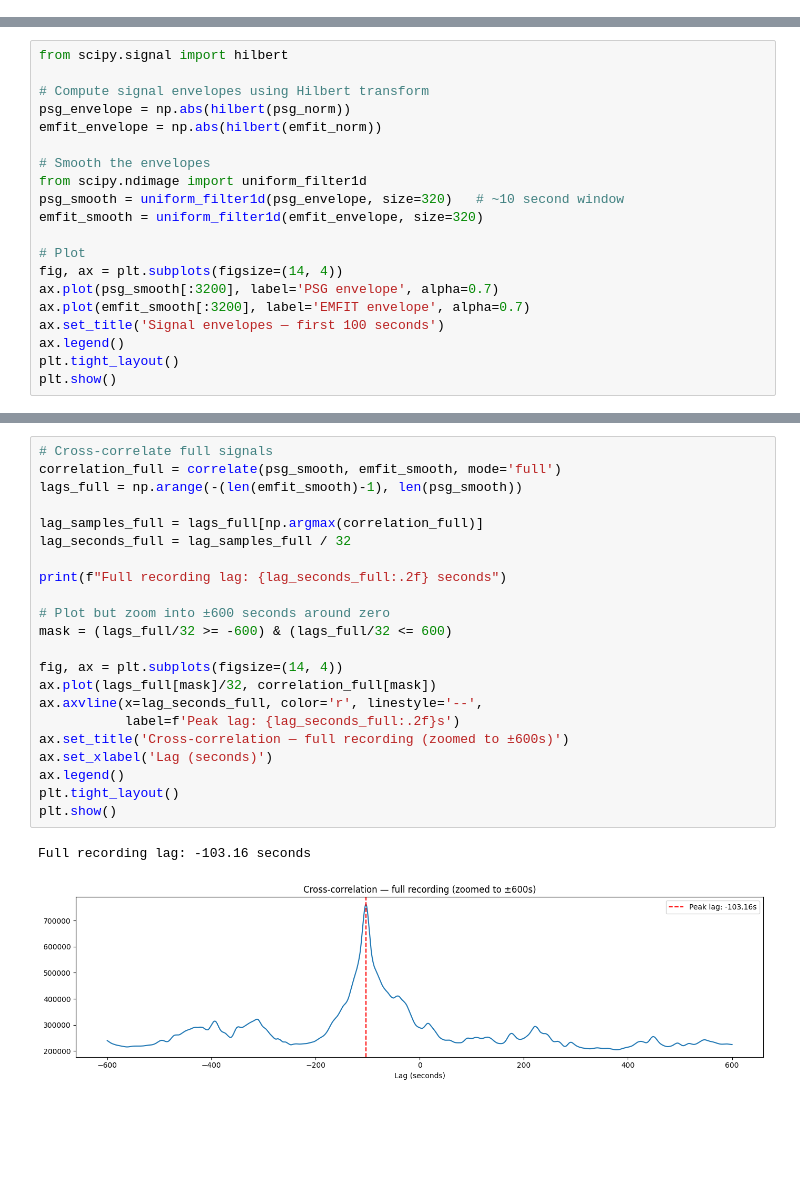
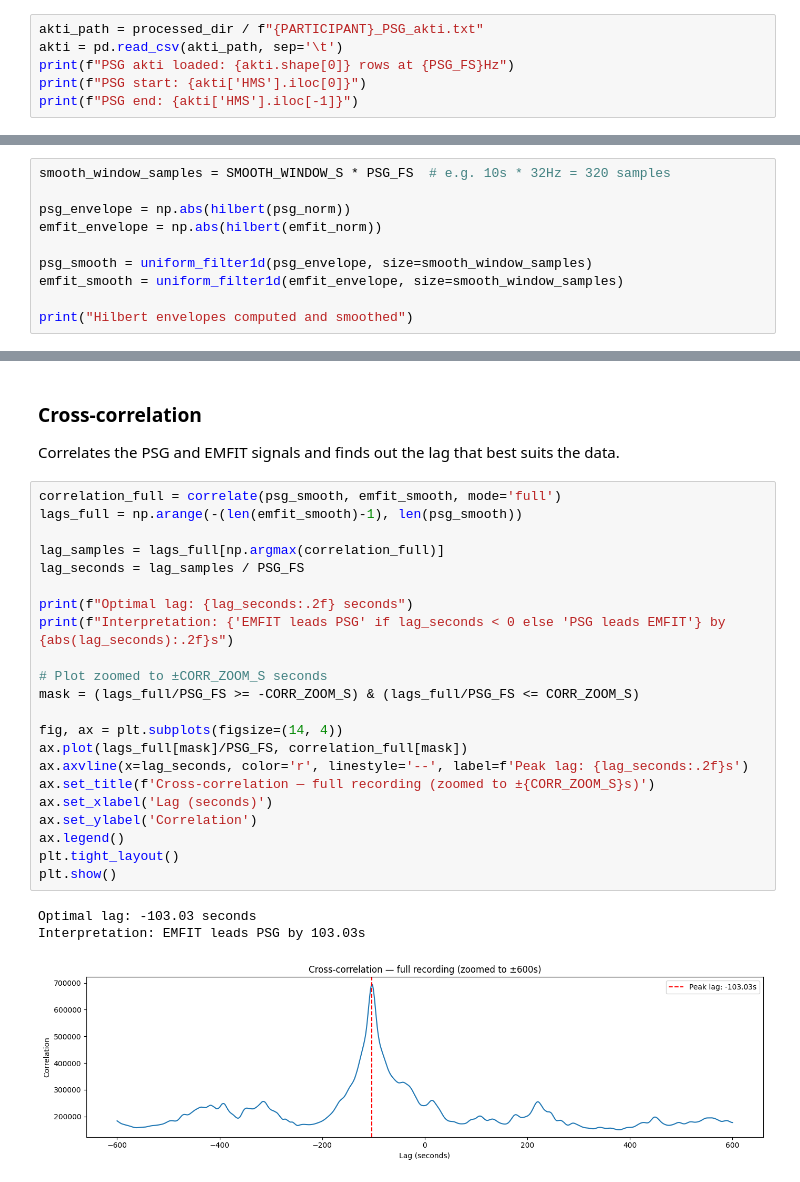
Before and after one commit to ryadl14/Mind_and_Skin, a Jupyter notebook: scripts/PSG_EMFIT_sync.ipynb, the cells around one changed output, grey strips where cells are left out. Cells and saved outputs as stored; diff of their text form; blank space fills up the shorter version.

```diff
--- a/scripts/PSG_EMFIT_sync.ipynb
+++ b/scripts/PSG_EMFIT_sync.ipynb
@@ -58,0 +28,6 @@ EMFIT duration: 9.44 hours
+# %%
+akti_path = processed_dir / f"{PARTICIPANT}_PSG_akti.txt"
+akti = pd.read_csv(akti_path, sep='\t')
+print(f"PSG akti loaded: {akti.shape[0]} rows at {PSG_FS}Hz")
+print(f"PSG start: {akti['HMS'].iloc[0]}")
+print(f"PSG end: {akti['HMS'].iloc[-1]}")
@@ -111,21 +109,11 @@ plt.show()
 # %%
-from scipy.signal import hilbert
+smooth_window_samples = SMOOTH_WINDOW_S * PSG_FS  # e.g. 10s * 32Hz = 320 samples
 
-# Compute signal envelopes using Hilbert transform
 psg_envelope = np.abs(hilbert(psg_norm))
 emfit_envelope = np.abs(hilbert(emfit_norm))
 
-# Smooth the envelopes
-from scipy.ndimage import uniform_filter1d
-psg_smooth = uniform_filter1d(psg_envelope, size=320)   # ~10 second window
-emfit_smooth = uniform_filter1d(emfit_envelope, size=320)
+psg_smooth = uniform_filter1d(psg_envelope, size=smooth_window_samples)
+emfit_smooth = uniform_filter1d(emfit_envelope, size=smooth_window_samples)
 
-# Plot
-fig, ax = plt.subplots(figsize=(14, 4))
-ax.plot(psg_smooth[:3200], label='PSG envelope', alpha=0.7)
-ax.plot(emfit_smooth[:3200], label='EMFIT envelope', alpha=0.7)
-ax.set_title('Signal envelopes — first 100 seconds')
-ax.legend()
-plt.tight_layout()
-plt.show()
+print("Hilbert envelopes computed and smoothed")
 # %% [output]
@@ -133,25 +139,29 @@ plt.show()
+# %% [markdown]
+### Cross-correlation
+Correlates the PSG and EMFIT signals and finds out the lag that best suits the data.
 # %%
-# Cross-correlate full signals
 correlation_full = correlate(psg_smooth, emfit_smooth, mode='full')
 lags_full = np.arange(-(len(emfit_smooth)-1), len(psg_smooth))
 
-lag_samples_full = lags_full[np.argmax(correlation_full)]
-lag_seconds_full = lag_samples_full / 32
+lag_samples = lags_full[np.argmax(correlation_full)]
+lag_seconds = lag_samples / PSG_FS
 
-print(f"Full recording lag: {lag_seconds_full:.2f} seconds")
+print(f"Optimal lag: {lag_seconds:.2f} seconds")
+print(f"Interpretation: {'EMFIT leads PSG' if lag_seconds < 0 else 'PSG leads EMFIT'} by {abs(lag_seconds):.2f}s")
 
-# Plot but zoom into ±600 seconds around zero
-mask = (lags_full/32 >= -600) & (lags_full/32 <= 600)
+# Plot zoomed to ±CORR_ZOOM_S seconds
+mask = (lags_full/PSG_FS >= -CORR_ZOOM_S) & (lags_full/PSG_FS <= CORR_ZOOM_S)
 
 fig, ax = plt.subplots(figsize=(14, 4))
-ax.plot(lags_full[mask]/32, correlation_full[mask])
-ax.axvline(x=lag_seconds_full, color='r', linestyle='--',
-           label=f'Peak lag: {lag_seconds_full:.2f}s')
-ax.set_title('Cross-correlation — full recording (zoomed to ±600s)')
+ax.plot(lags_full[mask]/PSG_FS, correlation_full[mask])
+ax.axvline(x=lag_seconds, color='r', linestyle='--', label=f'Peak lag: {lag_seconds:.2f}s')
+ax.set_title(f'Cross-correlation — full recording (zoomed to ±{CORR_ZOOM_S}s)')
 ax.set_xlabel('Lag (seconds)')
+ax.set_ylabel('Correlation')
 ax.legend()
 plt.tight_layout()
 plt.show()
 # %% [output]
-Full recording lag: -103.16 seconds
+Optimal lag: -103.03 seconds
+Interpretation: EMFIT leads PSG by 103.03s
-[figure, old version]
+[figure, new version]
```
Also changed, not shown: parts of 21 cells of this notebook.
